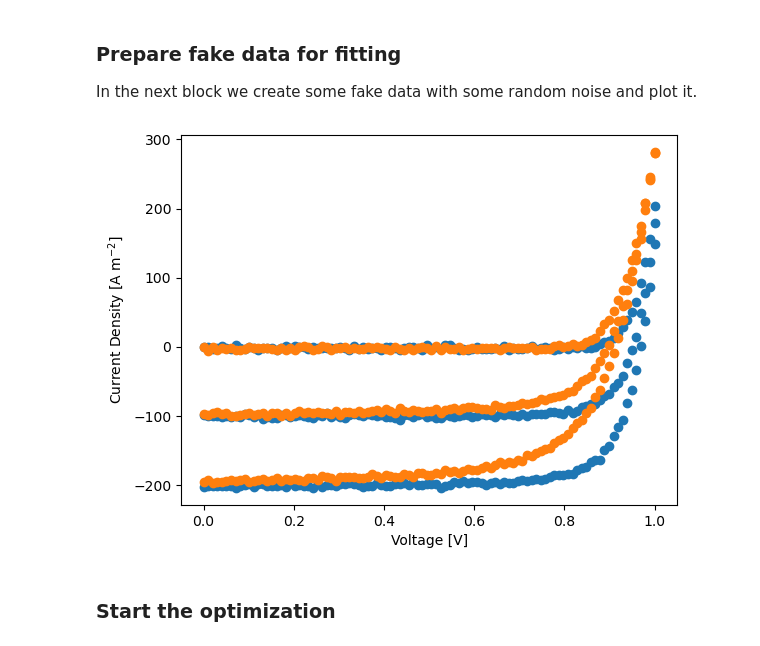
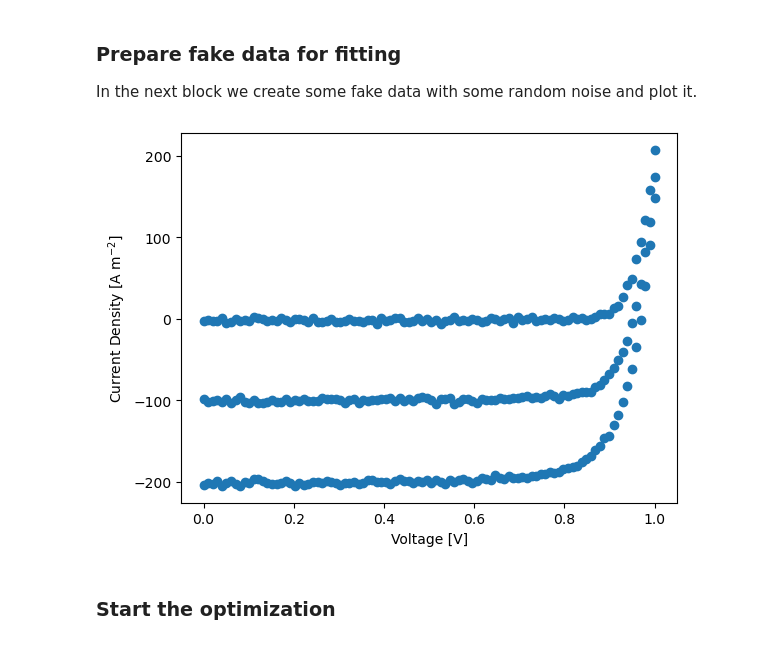
Before and after one commit to i-MEET/boar, a Jupyter notebook: docs/source/examples/DD_Fit_fake_OPV.ipynb, the cells around one changed output. Drawn from its saved outputs; the diff is of its cells as text; code cells hidden in the pictures.

```diff
--- a/docs/source/examples/DD_Fit_fake_OPV.ipynb
+++ b/docs/source/examples/DD_Fit_fake_OPV.ipynb
@@ -95,7 +95,7 @@ if check_SIMsalabim_input:
 In the next block we create some fake data with some random noise and plot it.
 # %%
 # # create some fake data
-Nc = 2 # number of fake datasets
+Nc = 1 # number of fake datasets
 V = np.linspace(0,1,100) # voltage
 Gfrac = np.asarray([0.01,0.5,1]) # Gfrac, i.e. light intensity
 
@@ -108,34 +108,34 @@ degradation_run = True
 True_paramsList = []
 
 # define the degradation of kdirect
 kvals = np.geomspace(5e-18,5e-17,Nc) # simulate degradation of kdirect
 
 dda = Drift_diffusion_agent(path2simu=path2simu) # instantiate the agent
 
 ys = []
 True_vals = []
 True_FOMs = []
 for kval in kvals:
     kdirect.val = kval
     True_paramsList.append({'kdirect':kval})
     True_params['kdirect'] = kval
     # store the true values for plotting later
     True_vals.append(True_params.copy())
 
     y = dda.DriftDiffusion_relative(X,params,X_dimensions=X_dimensions, max_jobs=3,dev_par_fname=dev_par_file) # simulate the data
     rng = default_rng()#
     noise = rng.standard_normal(y.shape) * 1.9
     #noise = noise * X[:,1] # try this: higher T - higher noise
     y+=noise # add some noise
     ys.append(y)
 
     plt.plot(X[:,0],y,'o')
 plt.xlabel('Voltage [V]')
 plt.ylabel('Current Density [A m$^{-2}$]')
 # save params list to be modified later to store true values
 params_true = copy.deepcopy(params)
 # %% [output]
-[figure, old version]
+[figure, new version]
 # %% [markdown]
 ### Start the optimization
 # %%
```
Also changed, not shown: parts of 2 cells of this notebook, 30 other files.
